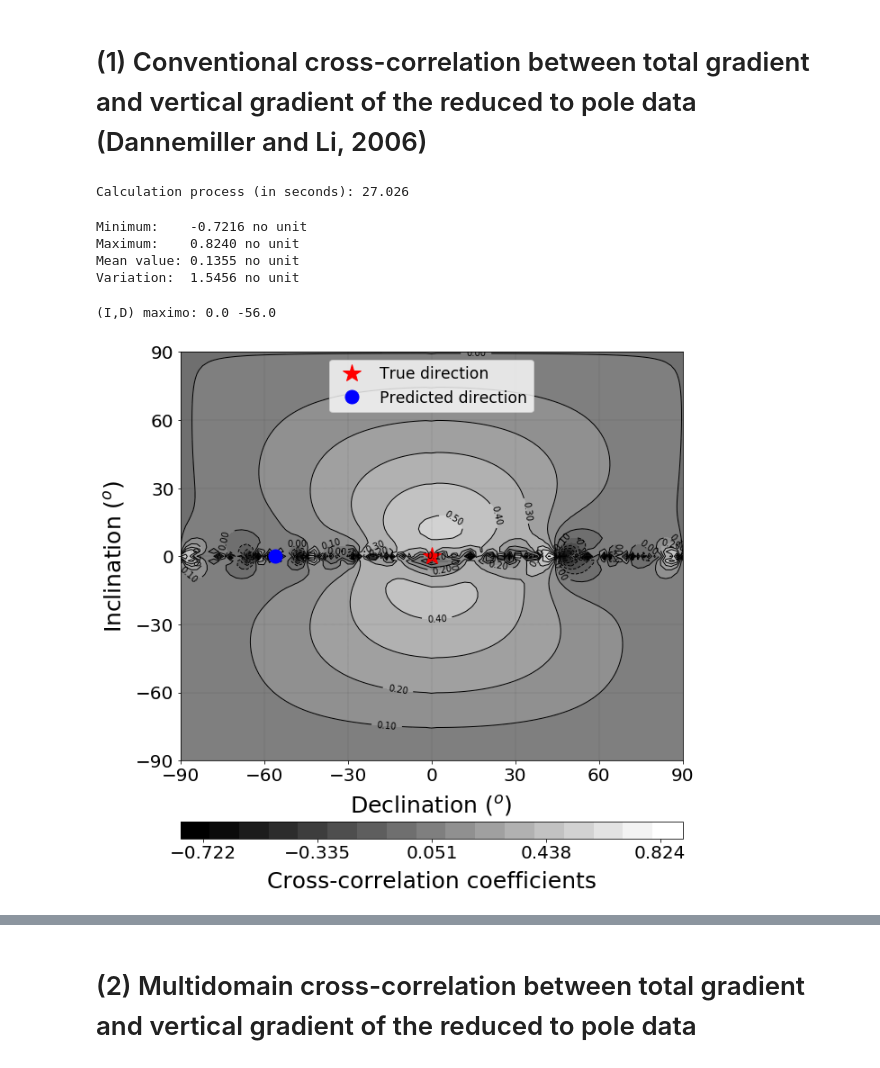
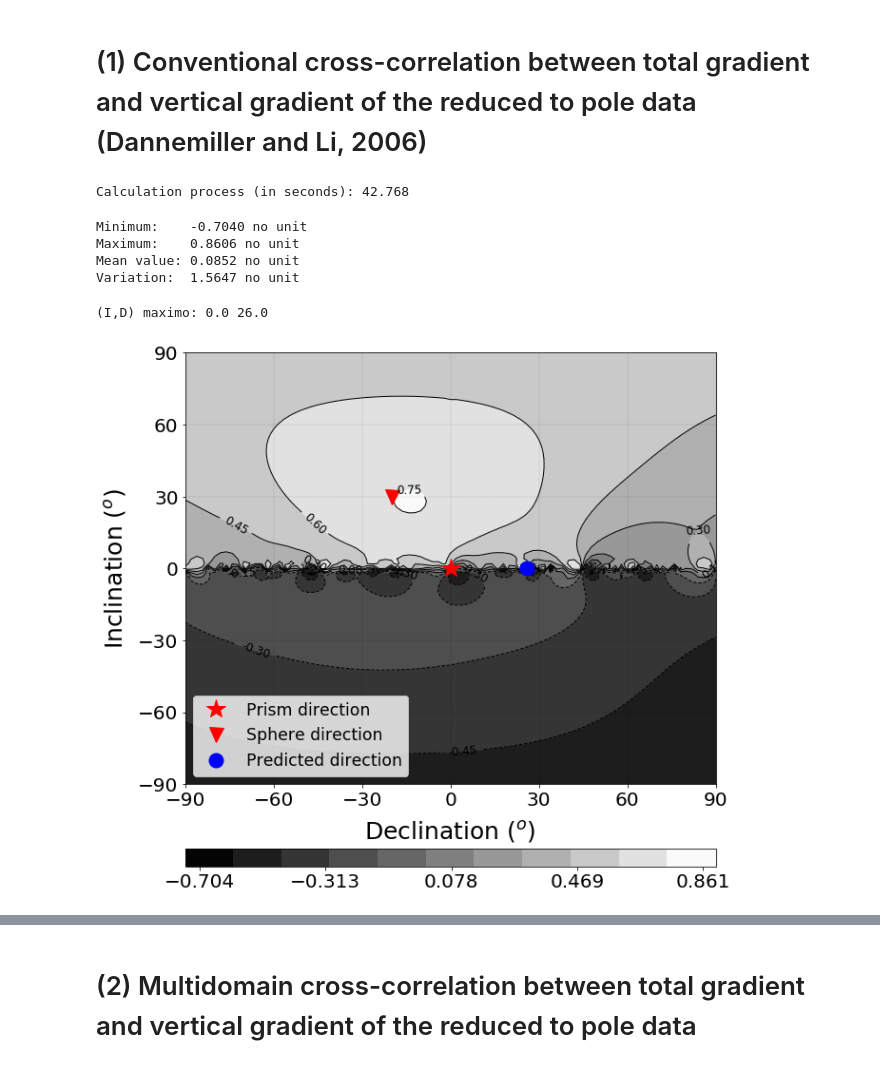
Before and after one commit to nelsondelimar/master, a Jupyter notebook: manuscript_correlation_R1/manuscript-simpletest2.ipynb, the cells around one changed output, grey strips where cells are left out. Saved outputs shown, nothing was run; the diff lists cells and outputs as text; code cells hidden in the pictures.

Commit message:
Test with interfering sources

```diff
--- a/manuscript_correlation_R1/manuscript-simpletest2.ipynb
+++ b/manuscript_correlation_R1/manuscript-simpletest2.ipynb
@@ -26,6 +26,6 @@ area = (-5000., 5000., -5000., 5000.)
 xo, yo, zo = grids.regular_grid(area, shape, -150.)
 # %%
 # Define inclination and declination of the regional magnetic field
-incf, decf, incs, decs = 10., 15., 0., 0.
+incf, decf, incs, decs = 30., -20., 0., 0.
 # %%
 # Define the dike models
@@ -291,15 +291,15 @@ for k2, d in enumerate(declination):
 ff = time.time()
 print 'Calculation process (in seconds): %.3f' % (ff-ii)
 # %% [output]
-Calculation process (in seconds): 27.026
+Calculation process (in seconds): 42.768
 # %%
 # Analyzes the cross-correlation values
 _ = statistical.analysis(res_wnd, 'no unit')
 # %% [output]
-Minimum:    -0.7216 no unit
-Maximum:    0.8240 no unit
-Mean value: 0.1355 no unit
-Variation:  1.5456 no unit
+Minimum:    -0.7040 no unit
+Maximum:    0.8606 no unit
+Mean value: 0.0852 no unit
+Variation:  1.5647 no unit
 # %%
 # Finding the [i,j] element of maximum coefficient
 im, jm = numpy.where(res_wnd == res_wnd.max())
@@ -307,35 +307,36 @@ incm = float(inc[im, jm])
 decm = float(dec[im, jm])
 print '(I,D) maximo:', incm, decm
 # %% [output]
-(I,D) maximo: 0.0 -56.0
+(I,D) maximo: 0.0 26.0
 # %%
 # Plot the contour map of cross-correlation coefficients
 pyplot.figure(figsize=(10,10))
-ccfd = pyplot.contour(dec, inc, res_wnd, 15, colors = 'k', linestyle = 'solid', linewidths = 1.)
-pyplot.clabel(ccfd,  inline = 1, fontsize = 10, fmt = '%1.2f')
+ccfd = pyplot.contour(dec, inc, res_wnd, 12, colors = 'k', linestyle = 'solid', linewidths = 1.)
+pyplot.clabel(ccfd,  inline = 1, fontsize = 12, fmt = '%1.2f')
 
-csfd = pyplot.contourf(dec, inc, res_wnd, 15, vmin = res_wnd.min(), vmax = res_wnd.max(), cmap = pyplot.cm.gray, alpha = 1.)
+csfd = pyplot.contourf(dec, inc, res_wnd, 12, vmin = res_wnd.min(), vmax = res_wnd.max(), cmap = pyplot.cm.gray, alpha = 1.)
 cb = pyplot.colorbar(csfd, shrink = 1., aspect = 30, fraction = 0.04, orientation = 'horizontal', pad = 0.125)
 cb.set_ticks(numpy.linspace(res_wnd.min(), res_wnd.max(), 5))
 cb.set_clim(res_wnd.min(), res_wnd.max())
-cb.set_label('Cross-correlation coefficients', fontsize = 25, labelpad = 10)
+#cb.set_label('Cross-correlation coefficients', fontsize = 25, labelpad = 10)
 cb.ax.tick_params(labelsize = 20)
-pyplot.plot(decs, incs, 'r*', label = 'True direction', markersize = 20)
+pyplot.plot(decs, incs, 'r*', label = 'Prism direction', markersize = 20)
+pyplot.plot(decf, incf, 'rv', label = 'Sphere direction', markersize = 15)
 pyplot.plot(decm, incm, 'bo', label = 'Predicted direction', markersize = 15)
 pyplot.xlabel('Declination $(^o)$', fontsize = 25, labelpad = 10)
 pyplot.ylabel('Inclination $(^o)$', fontsize = 25, labelpad = 10)
 pyplot.xticks(numpy.linspace(dec.min(), dec.max(), 7), fontsize = 20)
 pyplot.yticks(numpy.linspace(inc.min(), inc.max(), 7), fontsize = 20)
 pyplot.xlim(dec.min(), dec.max())
 pyplot.ylim(inc.min(), inc.max())
-pyplot.legend(loc = 'upper center', fontsize = 'xx-large')
+pyplot.legend(loc = 'lower left', fontsize = 'xx-large')
 pyplot.grid(color = 'k', linestyle='--', linewidth = 0.1)
 
-pyplot.savefig('figs/ccfd-r1-teste2.png', dpi = 300, bbox_inches = 'tight', transparent = True)
-pyplot.savefig('figs/ccfd-r1-teste2.pdf', dpi = 300, bbox_inches = 'tight', transparent = True)
+pyplot.savefig('figs/test02-fig03-correlaton-fourier.png', dpi = 300, bbox_inches = 'tight', transparent = True)
+pyplot.savefig('figs/test02-fig03-correlaton-fourier.pdf', dpi = 300, bbox_inches = 'tight', transparent = True)
 pyplot.show()
 # %% [output]
-[figure, old version]
+[figure, new version]
 # %%
 # Plot the contour map of cross-correlation coefficients
 pyplot.figure(figsize=(10,8))
```
Also changed, not shown: parts of 28 cells of this notebook.
